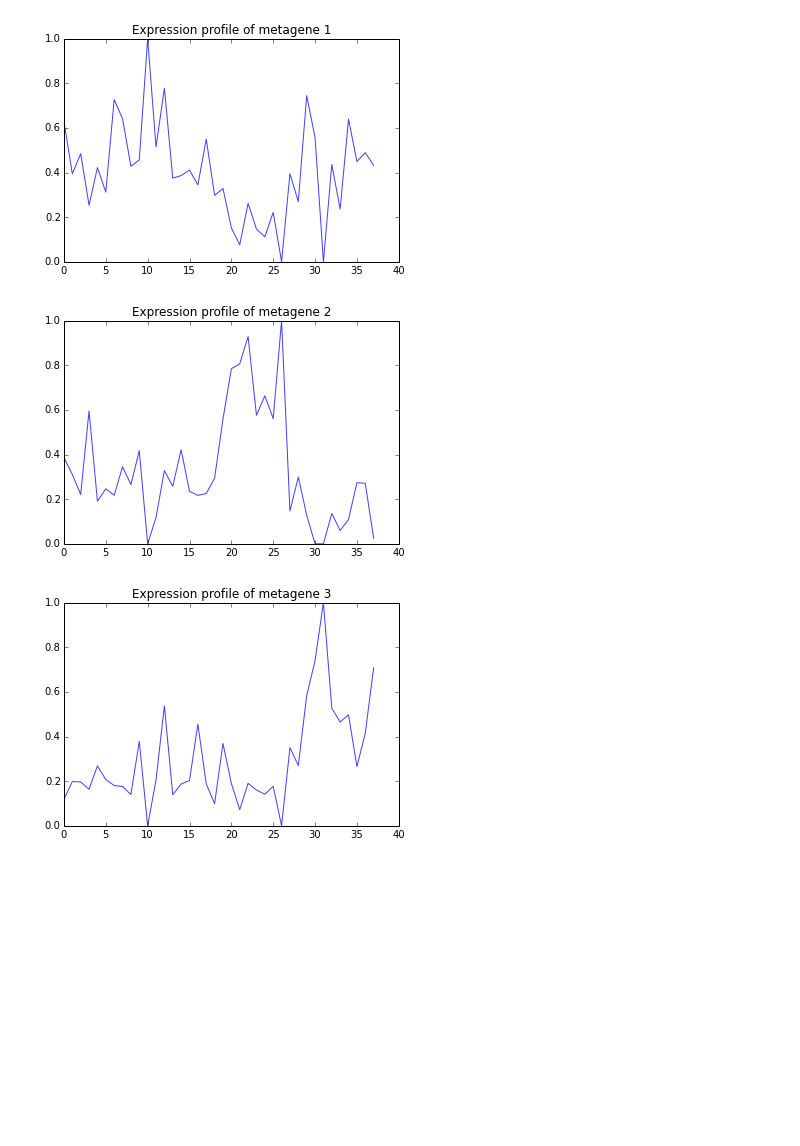
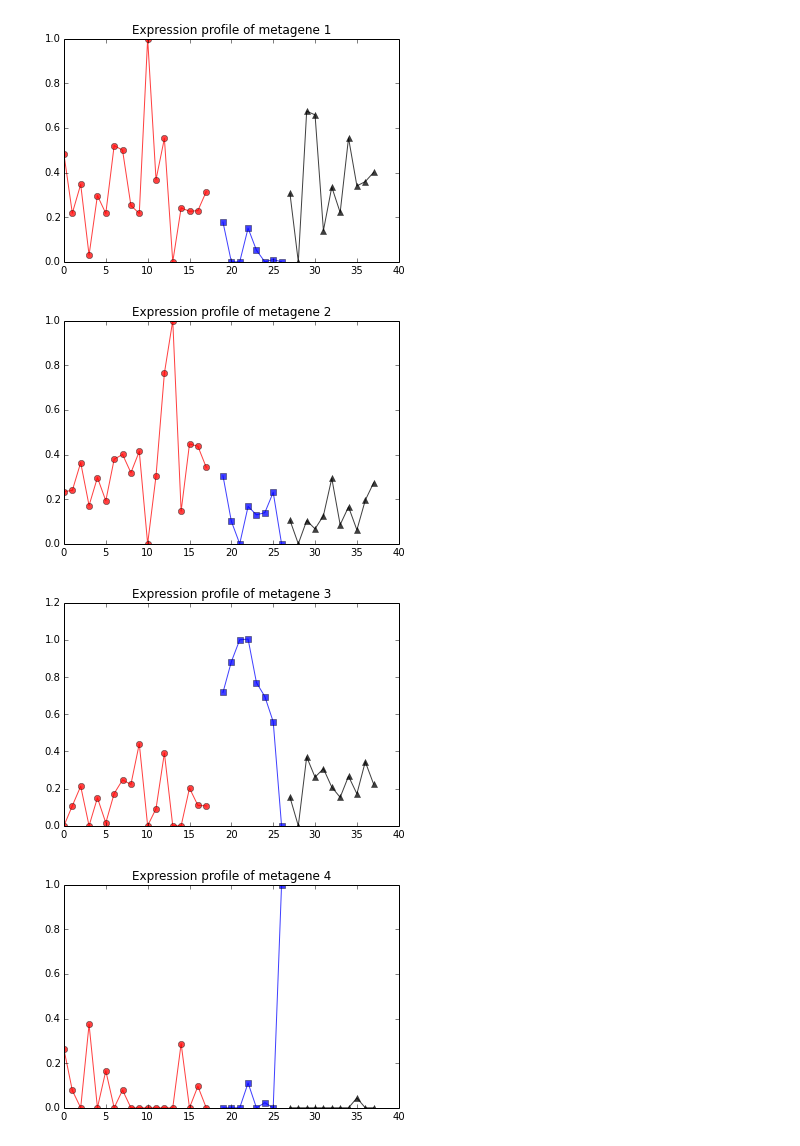
Before and after one commit to yuekai/archetypes, a Jupyter notebook: leukemia.ipynb, the cells around one changed output. Cells and saved outputs as stored; diff of their text form; code cells hidden in the pictures; blank space fills up the shorter version.

```diff
--- a/leukemia.ipynb
+++ b/leukemia.ipynb
@@ -70,12 +72,15 @@ def plotMetageneExpressionProfiles(a,k=1):
 
   for kk in range(k):
     plt.figure()
-    plt.plot(a.W[:,kk], alpha=0.75)
+    plt.plot(range(18), a.W[:18,kk], color='r', dashes='', marker='o', alpha=0.75)
+    plt.plot(range(19,27), a.W[19:27,kk], color='b', marker='s', alpha=0.75)
+    plt.plot(range(27,38), a.W[27:,kk], color='k', marker='^', alpha=0.75)
     plt.title('Expression profile of metagene ' + str(kk+1))
     plt.show()
 # %%
-plotMetageneExpressionProfiles(a,k=3)
+plotMetageneExpressionProfiles(a,k=5)
 # %% [output]
-[figure, old version]
+[figure, new version]
-[figure, old version]
+[figure, new version]
-[figure, old version]
+[figure, new version]
+[figure, added]
```
Also changed, not shown: parts of 3 cells of this notebook, 1 other file.
